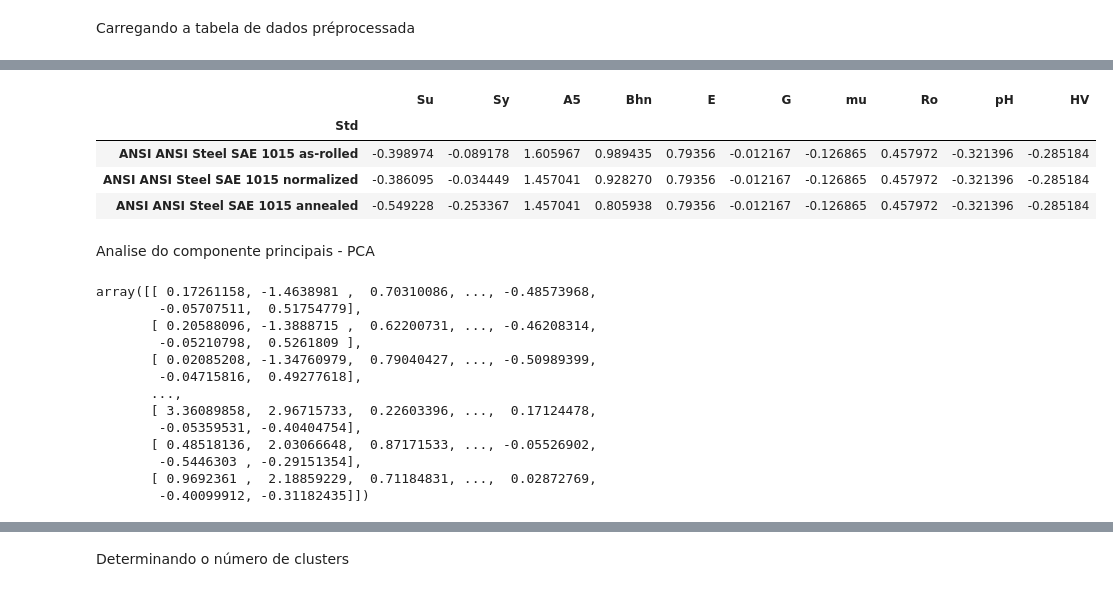
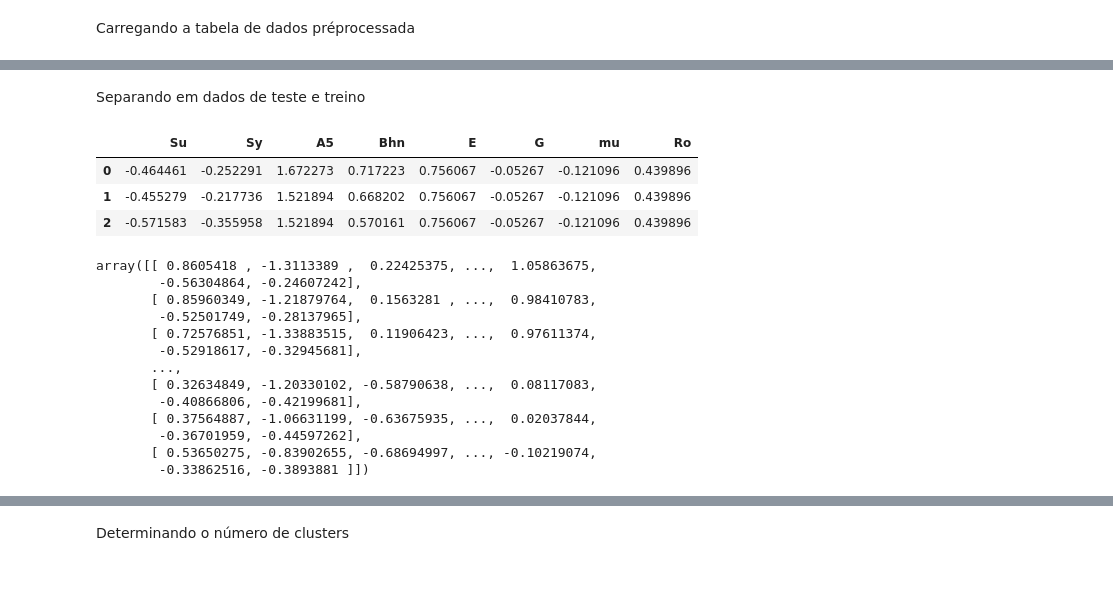
Before and after one commit to MarceloMdeO/TCC_DSA, a Jupyter notebook: ML_metal.ipynb, the cells around one changed output, grey strips where cells are left out. Drawn from its saved outputs; the diff is of its cells as text; code cells hidden in the pictures.

```diff
--- a/ML_metal.ipynb
+++ b/ML_metal.ipynb
@@ -69,2 +82,2 @@ df.describe(include = 'all')
 # %%
-df.set_index('Std', inplace = True)
+df.drop(['pH', 'HV'], axis = 1, inplace=True)
@@ -79,37 +86,43 @@ df.head(3)
+# %% [markdown]
+Separando em dados de teste e treino
+# %%
+#sempando as variaveis preditoras (X) das variáveis resposta (Y)
+X = df.iloc[:, 0:8]
+Y = df['classe_nome']
 # %%
 #padronização dos dados
-scaler = StandardScaler().fit(df)
-scaler_x = scaler.transform(df)
+scaler = StandardScaler()
+scaler.fit(X)
+scaler_x = scaler.transform(X)
+# %%
+x_treino, x_teste, y_treino, y_teste = train_test_split(scaler_x ,Y, random_state = 10, shuffle = False, train_size = .70)
 # %%
-df_x = pd.DataFrame(data = scaler_x, columns =df.columns, index=df.index)
-df_x.head(3)
+df_treino = pd.DataFrame(data = x_treino, columns = X.columns)
+df_treino.head(3)
 # %% [output]
-|  | Su | Sy | A5 | Bhn | E | G | mu | Ro | pH | HV |
-| Std |  |  |  |  |  |  |  |  |  |  |
-| ANSI ANSI Steel SAE 1015 as-rolled | -0.398974 | -0.089178 | 1.605967 | 0.989435 | 0.79356 | -0.012167 | -0.126865 | 0.457972 | -0.321396 | -0.285184 |
-| ANSI ANSI Steel SAE 1015 normalized | -0.386095 | -0.034449 | 1.457041 | 0.928270 | 0.79356 | -0.012167 | -0.126865 | 0.457972 | -0.321396 | -0.285184 |
-| ANSI ANSI Steel SAE 1015 annealed | -0.549228 | -0.253367 | 1.457041 | 0.805938 | 0.79356 | -0.012167 | -0.126865 | 0.457972 | -0.321396 | -0.285184 |
+|  | Su | Sy | A5 | Bhn | E | G | mu | Ro |
+| 0 | -0.464461 | -0.252291 | 1.672273 | 0.717223 | 0.756067 | -0.05267 | -0.121096 | 0.439896 |
+| 1 | -0.455279 | -0.217736 | 1.521894 | 0.668202 | 0.756067 | -0.05267 | -0.121096 | 0.439896 |
+| 2 | -0.571583 | -0.355958 | 1.521894 | 0.570161 | 0.756067 | -0.05267 | -0.121096 | 0.439896 |
-# %% [markdown]
-Analise do componente principais - PCA
 # %%
 #calculando o melhor número de componentes do PCA
-pca = PCA(n_components=10)
+pca = PCA(n_components=7)
 
-pca.fit_transform(scaler_x)
+pca.fit_transform(df_x_treino)
 # %% [output]
-array([[ 0.17261158, -1.4638981 ,  0.70310086, ..., -0.48573968,
-        -0.05707511,  0.51754779],
-       [ 0.20588096, -1.3888715 ,  0.62200731, ..., -0.46208314,
-        -0.05210798,  0.5261809 ],
-       [ 0.02085208, -1.34760979,  0.79040427, ..., -0.50989399,
-        -0.04715816,  0.49277618],
+array([[ 0.8605418 , -1.3113389 ,  0.22425375, ...,  1.05863675,
+        -0.56304864, -0.24607242],
+       [ 0.85960349, -1.21879764,  0.1563281 , ...,  0.98410783,
+        -0.52501749, -0.28137965],
+       [ 0.72576851, -1.33883515,  0.11906423, ...,  0.97611374,
+        -0.52918617, -0.32945681],
        ...,
-       [ 3.36089858,  2.96715733,  0.22603396, ...,  0.17124478,
-        -0.05359531, -0.40404754],
-       [ 0.48518136,  2.03066648,  0.87171533, ..., -0.05526902,
-        -0.5446303 , -0.29151354],
-       [ 0.9692361 ,  2.18859229,  0.71184831, ...,  0.02872769,
-        -0.40099912, -0.31182435]])
+       [ 0.32634849, -1.20330102, -0.58790638, ...,  0.08117083,
+        -0.40866806, -0.42199681],
+       [ 0.37564887, -1.06631199, -0.63675935, ...,  0.02037844,
+        -0.36701959, -0.44597262],
+       [ 0.53650275, -0.83902655, -0.68694997, ..., -0.10219074,
+        -0.33862516, -0.3893881 ]])
 # %%
 prop_var = pca.explained_variance_ratio_
 autovalor = pca.explained_variance_
```
Also changed, not shown: parts of 52 cells of this notebook, 3 other files.
